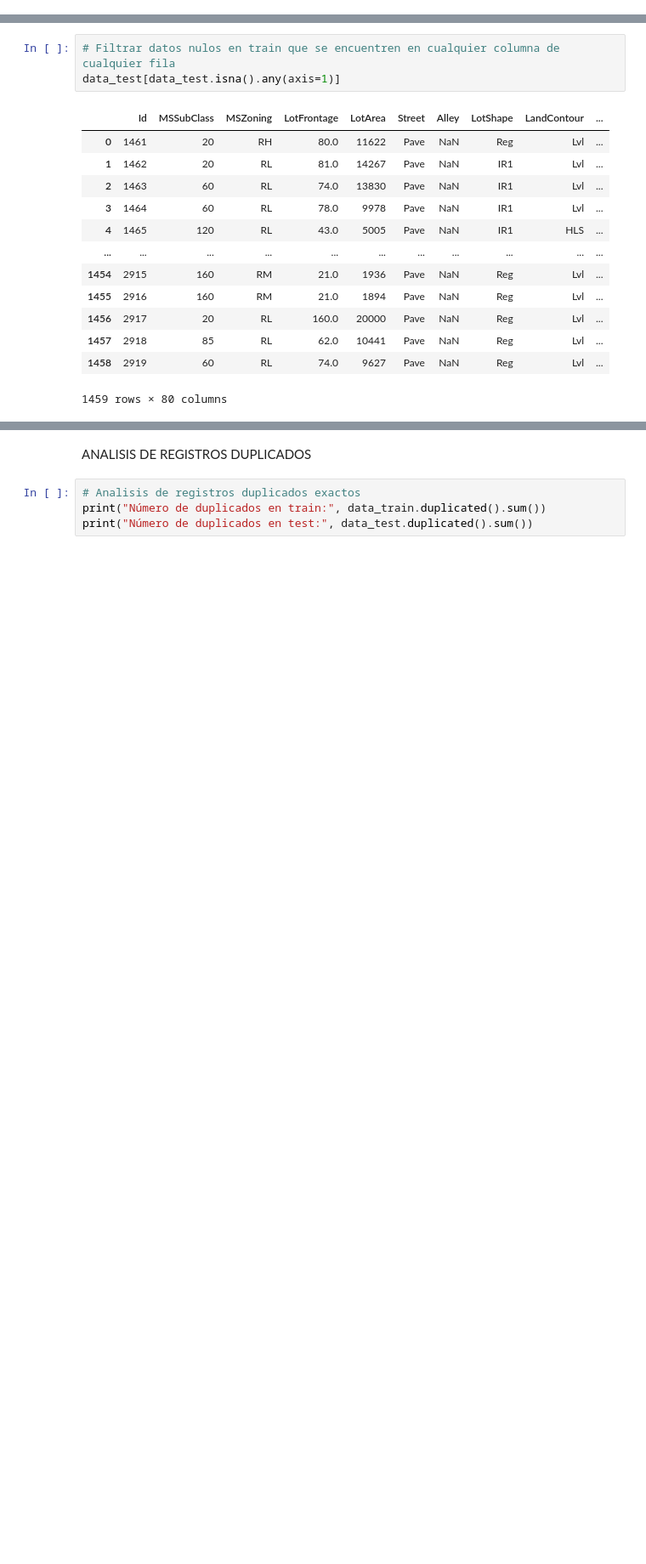
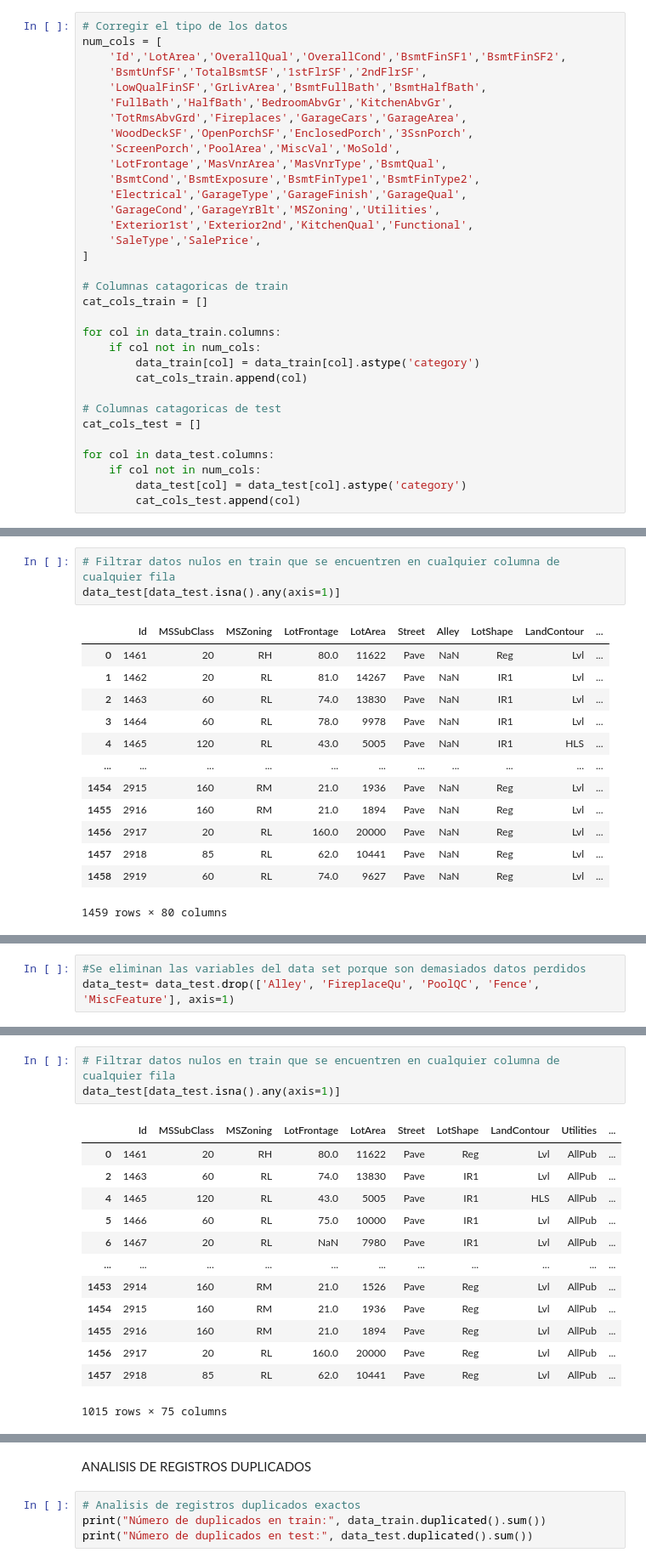
Before and after one commit to kunnermm/taller1_ML, a Jupyter notebook: notebook_taller1.ipynb, the cells around one changed output, grey strips where cells are left out. Shown at 85% size. Cells and saved outputs as stored; diff of their text form; blank space fills up the shorter version.

```diff
--- a/notebook_taller1.ipynb
+++ b/notebook_taller1.ipynb
@@ -64,2 +68,35 @@ memory usage: 912.0+ KB
+# %%
+# Corregir el tipo de los datos
+num_cols = [
+    'Id','LotArea','OverallQual','OverallCond','BsmtFinSF1','BsmtFinSF2',
+    'BsmtUnfSF','TotalBsmtSF','1stFlrSF','2ndFlrSF',
+    'LowQualFinSF','GrLivArea','BsmtFullBath','BsmtHalfBath',
+    'FullBath','HalfBath','BedroomAbvGr','KitchenAbvGr',
+    'TotRmsAbvGrd','Fireplaces','GarageCars','GarageArea',
+    'WoodDeckSF','OpenPorchSF','EnclosedPorch','3SsnPorch',
+    'ScreenPorch','PoolArea','MiscVal','MoSold',
+    'LotFrontage','MasVnrArea','MasVnrType','BsmtQual',
+    'BsmtCond','BsmtExposure','BsmtFinType1','BsmtFinType2',
+    'Electrical','GarageType','GarageFinish','GarageQual',
+    'GarageCond','GarageYrBlt','MSZoning','Utilities',
+    'Exterior1st','Exterior2nd','KitchenQual','Functional',
+    'SaleType','SalePrice',
+]
+
+# Columnas catagoricas de train
+cat_cols_train = []
+
+for col in data_train.columns:
+    if col not in num_cols:
+        data_train[col] = data_train[col].astype('category')
+        cat_cols_train.append(col)
+
+# Columnas catagoricas de test
+cat_cols_test = []
+
+for col in data_test.columns:
+    if col not in num_cols:
+        data_test[col] = data_test[col].astype('category')
+        cat_cols_test.append(col)
 # %% [markdown]
 TRATAMIENTO DE DATOS NULOS
@@ -111,0 +257,3 @@ data_test[data_test.isna().any(axis=1)]
+# %%
+#Se eliminan las variables del data set porque son demasiados datos perdidos
+data_test= data_test.drop(['Alley', 'FireplaceQu', 'PoolQC', 'Fence', 'MiscFeature'], axis=1)
@@ -111,0 +266,17 @@ data_test[data_test.isna().any(axis=1)]
+# %%
+# Filtrar datos nulos en train que se encuentren en cualquier columna de cualquier fila
+data_test[data_test.isna().any(axis=1)]
+# %% [output]
+|  | Id | MSSubClass | MSZoning | LotFrontage | LotArea | Street | LotShape | LandContour | Utilities | ... |
+| 0 | 1461 | 20 | RH | 80.0 | 11622 | Pave | Reg | Lvl | AllPub | ... |
+| 2 | 1463 | 60 | RL | 74.0 | 13830 | Pave | IR1 | Lvl | AllPub | ... |
+| 4 | 1465 | 120 | RL | 43.0 | 5005 | Pave | IR1 | HLS | AllPub | ... |
+| 5 | 1466 | 60 | RL | 75.0 | 10000 | Pave | IR1 | Lvl | AllPub | ... |
+| 6 | 1467 | 20 | RL | NaN | 7980 | Pave | IR1 | Lvl | AllPub | ... |
+| ... | ... | ... | ... | ... | ... | ... | ... | ... | ... | ... |
+| 1453 | 2914 | 160 | RM | 21.0 | 1526 | Pave | Reg | Lvl | AllPub | ... |
+| 1454 | 2915 | 160 | RM | 21.0 | 1936 | Pave | Reg | Lvl | AllPub | ... |
+| 1455 | 2916 | 160 | RM | 21.0 | 1894 | Pave | Reg | Lvl | AllPub | ... |
+| 1456 | 2917 | 20 | RL | 160.0 | 20000 | Pave | Reg | Lvl | AllPub | ... |
+| 1457 | 2918 | 85 | RL | 62.0 | 10441 | Pave | Reg | Lvl | AllPub | ... |
+1015 rows × 75 columns
```
Also changed, not shown: parts of 27 cells of this notebook.
